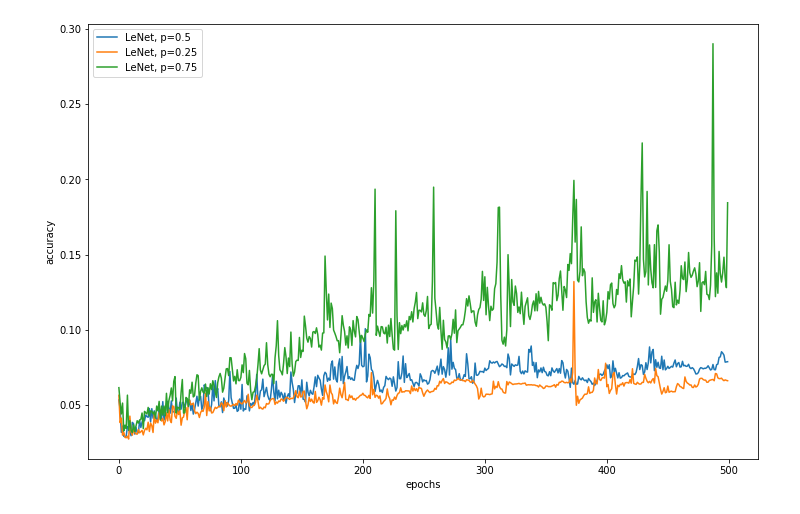
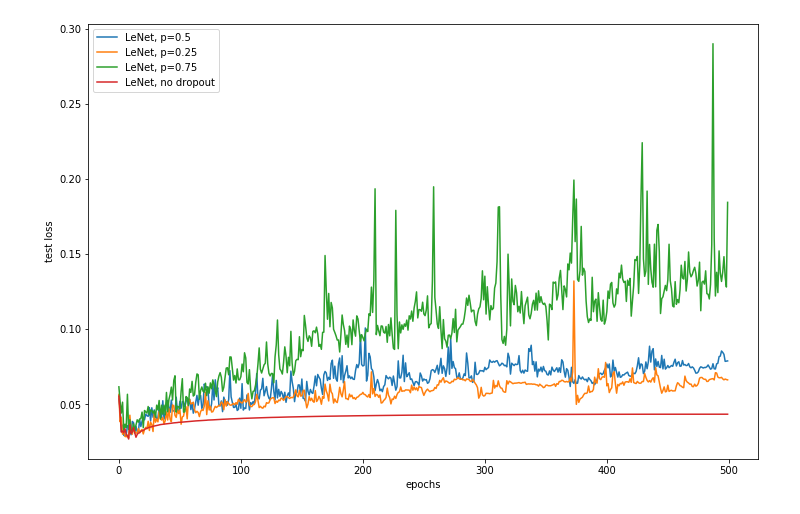
Before and after one commit to KovalevEvgeny/Dropout-for-Model-Uncertainty, a Jupyter notebook: classification/classification_visualization.ipynb, the cells around one changed output. Drawn from its saved outputs; the diff is of its cells as text; code cells hidden in the pictures.

```diff
--- a/classification/classification_visualization.ipynb
+++ b/classification/classification_visualization.ipynb
@@ -41,20 +47,23 @@ plt.show()
 # %%
 plt.figure(figsize=(12, 8))
 
 LOG_DIR = 'logs'
 test_loss_05 = np.load(os.path.join(LOG_DIR, 'lenet_dropout_0-5_test_loss.npy'))
 test_loss_025 = np.load(os.path.join(LOG_DIR, 'lenet_dropout_0-25_test_loss.npy'))
 test_loss_075 = np.load(os.path.join(LOG_DIR, 'lenet_dropout_0-75_test_loss.npy'))
+test_loss_00 = np.load(os.path.join(LOG_DIR, 'lenet_dropout_0-0_test_loss.npy'))
 
 plt.plot(test_loss_05, label='LeNet, p=0.5')
 plt.plot(test_loss_025, label='LeNet, p=0.25')
 plt.plot(test_loss_075, label='LeNet, p=0.75')
+plt.plot(test_loss_00, label='LeNet, no dropout')
+
 plt.legend(loc='best')
 plt.xlabel('epochs')
-plt.ylabel('accuracy')
+plt.ylabel('test loss')
 plt.show()
 # %% [output]
-[figure, old version]
+[figure, new version]
 # %%
 plt.figure(figsize=(12, 8))
 
```
Also changed, not shown: parts of 3 cells of this notebook.
